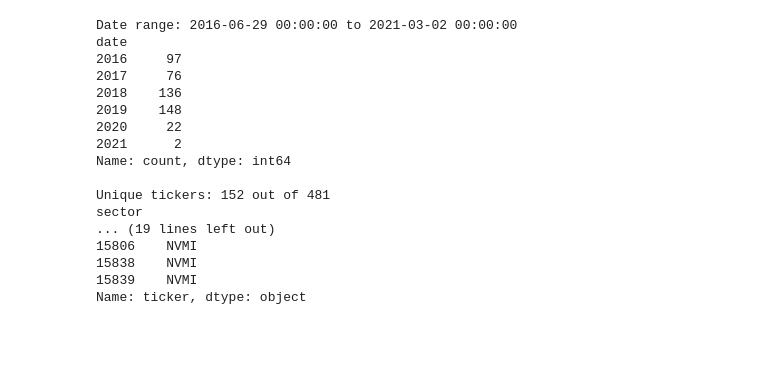
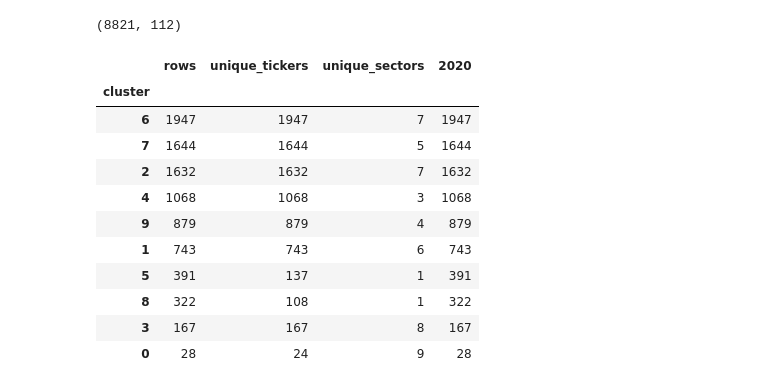
Before and after one commit to CaptainCaswell/COMP440-FinData, a Jupyter notebook: notebooks/gmm_clusters_analysis.ipynb, the cells around one changed output. Cells and saved outputs as stored; diff of their text form; code cells hidden in the pictures; blank space fills up the shorter version.

Commit message:
Improved cluster analysis.

```diff
--- a/notebooks/gmm_clusters_analysis.ipynb
+++ b/notebooks/gmm_clusters_analysis.ipynb
@@ -1,32 +0,0 @@
-# %%
-import pandas as pd
-
-df = pd.read_parquet("data/clustered_data_gmm_depth2.parquet")  # adjust filename to match your actual save path
-best = df[df["cluster"] == 6]
-
-best_dates = pd.to_datetime(best["date"])
-print(f"Date range: {best_dates.min()} to {best_dates.max()}")
-best_year = best_dates.dt.year
-print(best_year.value_counts().sort_index())
-
-print(f"\nUnique tickers: {best['ticker'].nunique()} out of {len(best)}")
-print(best["sector"].value_counts())
-print( best['ticker'].head(10) )
-# %% [output]
-Date range: 2016-06-29 00:00:00 to 2021-03-02 00:00:00
-date
-2016     97
-2017     76
-2018    136
-2019    148
-2020     22
-2021      2
-Name: count, dtype: int64
-
-Unique tickers: 152 out of 481
-sector
-... (19 lines left out)
-15806    NVMI
-15838    NVMI
-15839    NVMI
-Name: ticker, dtype: object
@@ -32,0 +4,47 @@ Name: ticker, dtype: object
+# %%
+# Load cluster
+
+import pandas as pd
+import numpy as np
+
+df = pd.read_parquet(
+    f"../logs/kmean/clustered_data_gen1_depth{MAX_DEPTH}.parquet"
+)
+
+# Outputs rows, columns
+df.shape
+# %% [output]
+(8821, 112)
+# %%
+# Quick summary of cluster composition
+cluster_summary = df.groupby("cluster").agg(
+    rows=("ticker", "count"),
+    unique_tickers=("ticker", "nunique"),
+    unique_sectors=("sector", "nunique")
+)
+
+# Add number of rows per year
+year_counts = (
+    df.assign(year=df["date"].dt.year)
+      .groupby(["cluster", "year"])
+      .size()
+      .unstack(fill_value=0)
+)
+
+# Combine
+cluster_summary = cluster_summary.join(year_counts)
+
+cluster_summary.sort_values("rows", ascending=False)
+# %% [output]
+|  | rows | unique_tickers | unique_sectors | 2020 |
+| cluster |  |  |  |  |
+| 6 | 1947 | 1947 | 7 | 1947 |
+| 7 | 1644 | 1644 | 5 | 1644 |
+| 2 | 1632 | 1632 | 7 | 1632 |
+| 4 | 1068 | 1068 | 3 | 1068 |
+| 9 | 879 | 879 | 4 | 879 |
+| 1 | 743 | 743 | 6 | 743 |
+| 5 | 391 | 137 | 1 | 391 |
+| 8 | 322 | 108 | 1 | 322 |
+| 3 | 167 | 167 | 8 | 167 |
+| 0 | 28 | 24 | 9 | 28 |
```
Also changed, not shown: parts of 7 cells of this notebook, 1 other file.
